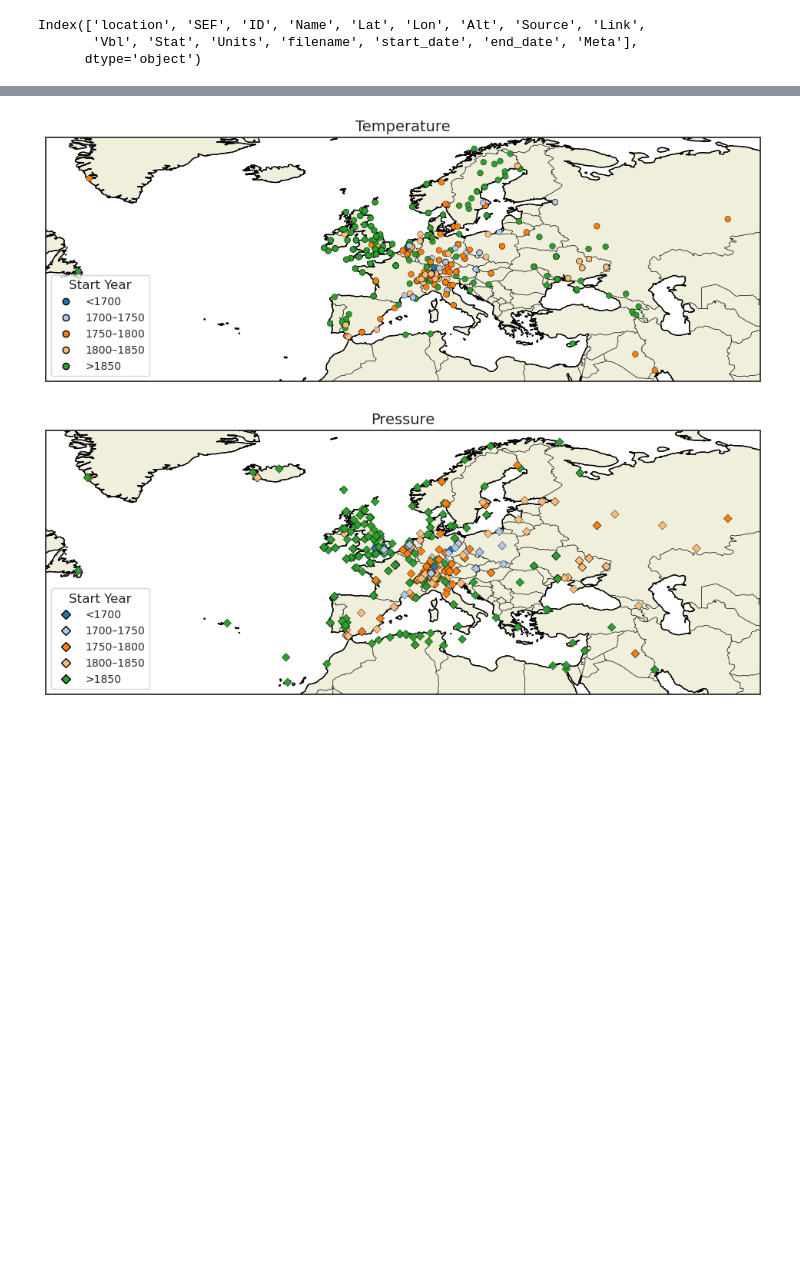
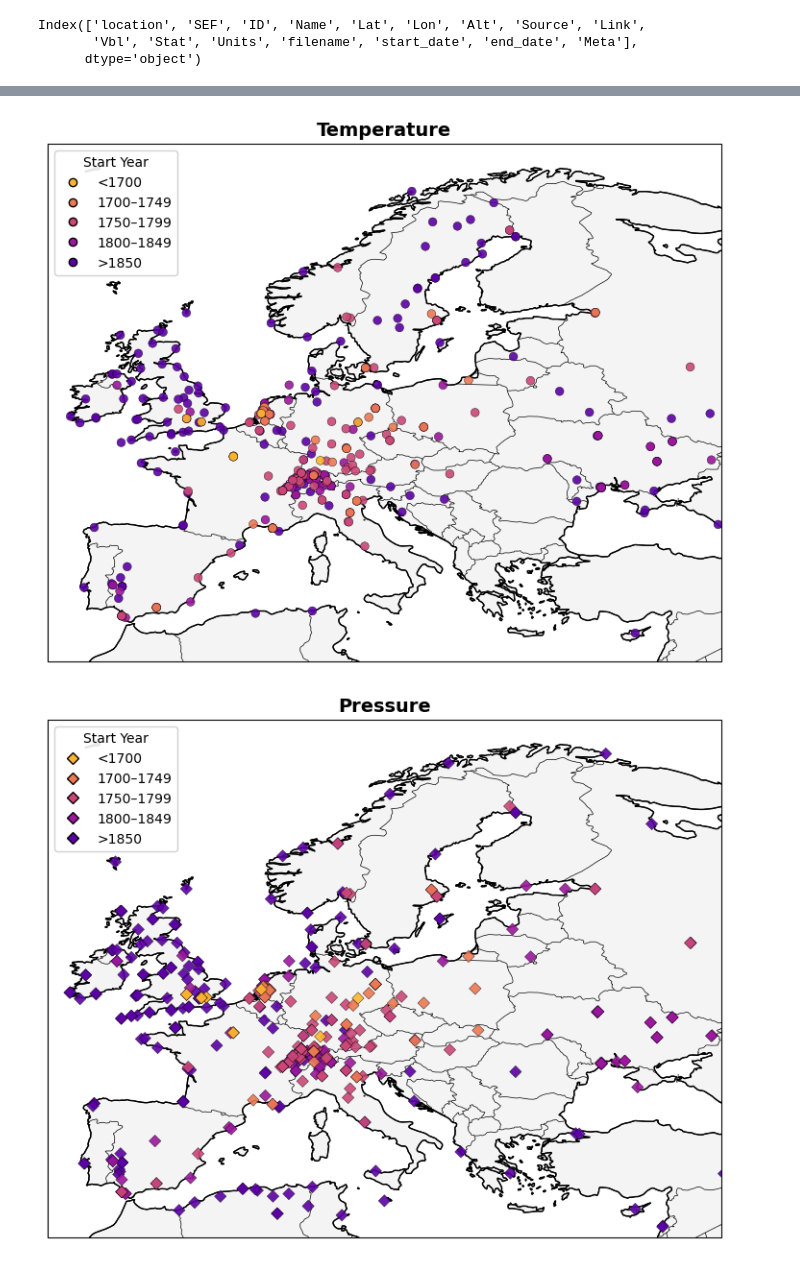
Before and after one commit to carlotatrx/dataprep, a Jupyter notebook: plots4paper.ipynb, the cells around one changed output, grey strips where cells are left out. Cells and saved outputs as stored; diff of their text form; code cells hidden in the pictures; blank space fills up the shorter version.

Commit message:
maps series length

```diff
--- a/plots4paper.ipynb
+++ b/plots4paper.ipynb
@@ -508,8 +508,8 @@ var_markers = {
     "rr": "s", # square
     "dd": "p", # pentagon
     "w":  "*", # star
-    "Tn": "X", # x
-    "Tx": "X", # x
+    "Tn": "^", # up arrow
+    "Tx": "v", # down arrow
 }
 
 plt.rcParams.update({
@@ -521,9 +521,12 @@ plt.rcParams.update({
     "figure.titlesize": 14
 })
 # %%
-df = pd.read_csv("/scratch3/PALAEO-RA/daily_data/final/metadata_summary.csv")
-df.columns
+df_meta = pd.read_csv("/scratch3/PALAEO-RA/daily_data/final/metadata_summary.csv")
+df_meta.columns
 # %% [output]
 Index(['location', 'SEF', 'ID', 'Name', 'Lat', 'Lon', 'Alt', 'Source', 'Link',
        'Vbl', 'Stat', 'Units', 'filename', 'start_date', 'end_date', 'Meta'],
       dtype='object')
+# %%
+df_v2 = pd.read_csv('/scratch2/ccorbella/code/dataprep/sef_series_summary_v2.csv')
+df_v2.columns
@@ -530,43 +589,46 @@ Index(['location', 'SEF', 'ID', 'Name', 'Lat', 'Lon', 'Alt', 'Source', 'Link',
 # %%
-start_year = df['start_date'].str.split("-").str[0].astype(int)
-end_year   = df['end_date'].str.split("-").str[0].astype(int)
+import seaborn as sns
+
+# df_map['start'] looks like 1749-08-01
+start_year = df_map['start'].str.split("-").str[0].astype(int)
+end_year   = df_map['end'].str.split("-").str[0].astype(int)
 
 # define bins for colors
 bins   = [-9999, 1700, 1750, 1800, 1850, 1900]
-labels = ["<1700", "1700–1750", "1750–1800", "1800–1850", ">1850"]
+labels = ["<1700", "1700–1749", "1750–1799", "1800–1849", ">1850"]
 
-df["start_period"] = pd.cut(start_year, bins=bins, labels=labels)
-df['start_code']   = df['start_period'].cat.codes
-
+df_map["start_period"] = pd.cut(start_year, bins=bins, labels=labels)
 
 ################################################################
 
+# sequetnial colors for periods
+colors = sns.color_palette("plasma", len(labels))[::-1]
+
 # numeric codes for color values
-codes = df["start_period"].cat.codes
-cats  = df["start_period"].cat.categories
-cmap  = plt.get_cmap("tab20")
-colors = [cmap(i) for i in range(len(cats))] # pick 5 colors within tab20
-
+codes = df_map["start_period"].cat.codes
+cats  = df_map["start_period"].cat.categories
 
 valid_vars = ["ta", "p", "rr", "rh", "dd", "w", "Tn", "Tx"]
 # valid_vars= ["ta", "p", "rr", "dd"]
 
 # one map per variable
 for var in valid_vars:
-    df_var = df[df["Vbl"] == var].copy()
+    df_var = df_map[df_map["variable"] == var].copy()
 
-    marker = var_markers.get(var, "X")
+    # Sort descending so oldest years are at the bottom of the DF and drawn LAST (on top)
+    df_var = df_var.sort_values(by="start", ascending=False)
+
     df_var_codes = df_var["start_period"].cat.codes
     point_colors = [colors[code] for code in df_var_codes]
 
     plt.figure(figsize=(12, 7))
     ax = plt.axes(projection=ccrs.PlateCarree())
-   # ax.set_extent([-12, 40, 33, 73], crs=ccrs.PlateCarree())
+    ax.set_extent([-12, 40, 33, 73], crs=ccrs.PlateCarree())
 
     # Add contours
     ax.add_feature(cfeature.COASTLINE, linewidth=0.8)
     ax.add_feature(cfeature.BORDERS, linewidth=0.5)
-    ax.add_feature(cfeature.LAND, edgecolor='black')
+    ax.add_feature(cfeature.LAND, facecolor='#f4f4f4', edgecolor='black')
 
     # plot all points at once and color by period
     plt.scatter(
@@ -574,38 +636,38 @@ for var in valid_vars:
         df_var["Lat"].astype(float),
 
         facecolor=point_colors,
-        s=30,
+        s=40,
         edgecolor="black",
         linewidth=0.3,
         marker=var_markers.get(var, "o"),
         transform=ccrs.PlateCarree(),
         label=var,
-        alpha=1,
+        alpha=0.9,
         zorder=3
     )
 
     # ----- custom legend -----
     legend_elements = [
         Line2D(
             [0], [0],
             marker=var_markers.get(var, "o"),
             color="white",
             label=str(cat),
             markerfacecolor=colors[i],
             markeredgecolor="black",
             markersize=6,
             linewidth=0.2
         )
         for i, cat in enumerate(cats)
     ]
 
     # legend
-    plt.legend(handles=legend_elements, title="Start Year", loc="lower left")
-    plt.title(f"{mapping[var]}", fontsize=14)
-    # plt.savefig(f"/scratch2/ccorbella/code/dataprep/image/station_map_start_year_{var}.png", dpi=300, bbox_inches="tight")
+    plt.legend(handles=legend_elements, title="Start Year", loc="upper left", framealpha=0.9)
+    plt.title(f"{mapping[var]}", fontsize=14, fontweight='bold')
+    plt.savefig(f"/scratch2/ccorbella/code/dataprep/image/station_map_start_year_{var}.png", dpi=300, bbox_inches="tight")
 
     plt.show()
     plt.close()
 # %% [output]
-[figure, old version]
+[figure, new version]
-[figure, old version]
+[figure, new version]
```
Also changed, not shown: parts of 6 cells of this notebook, 8 other files.
